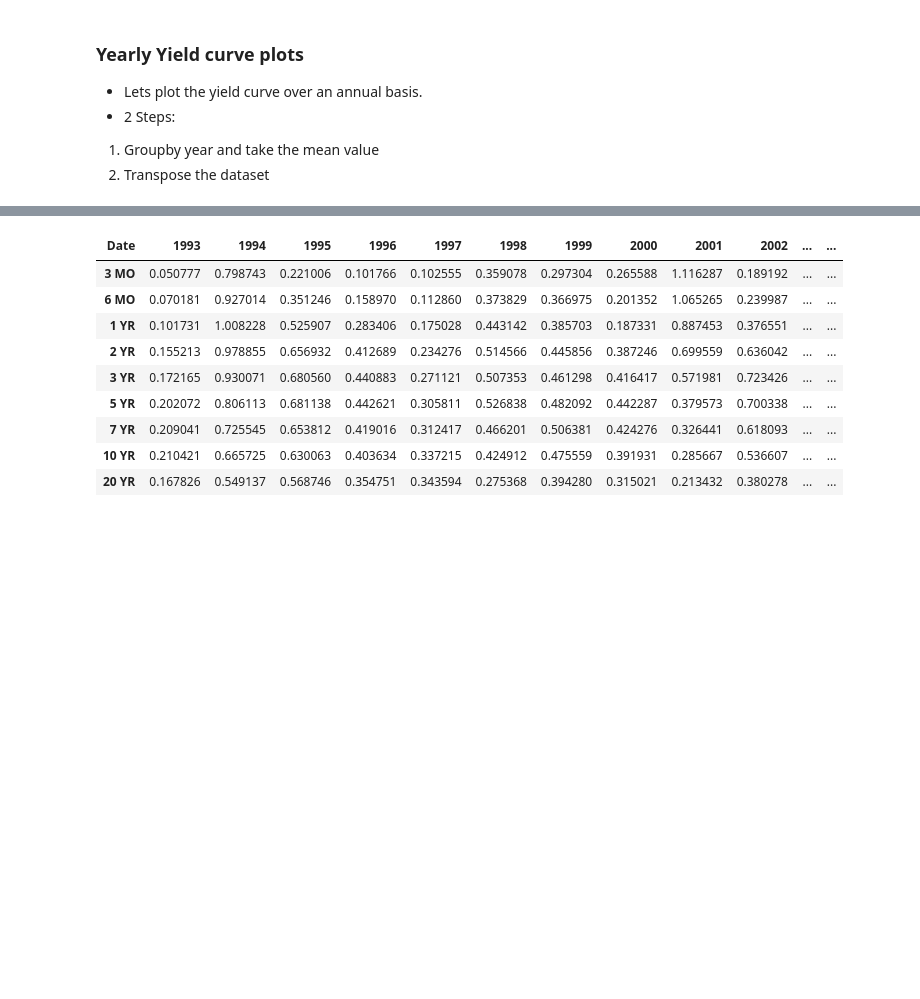
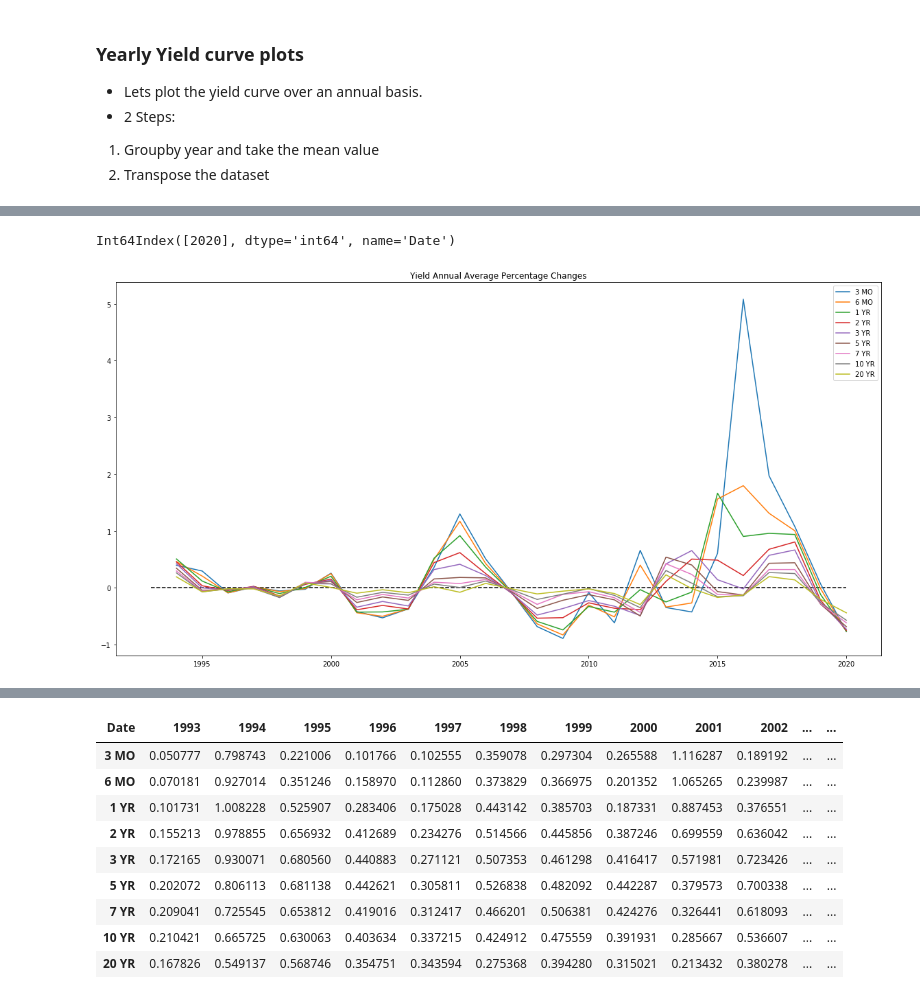
Before and after one commit to NicholasOgawa/EconML, a Jupyter notebook: CreditSpreads.ipynb, the cells around one changed output, grey strips where cells are left out. Drawn from its saved outputs; the diff is of its cells as text; code cells hidden in the pictures; blank space fills up the shorter version.

```diff
--- a/CreditSpreads.ipynb
+++ b/CreditSpreads.ipynb
@@ -126,0 +145,4 @@ dfystd = df.groupby(df.index.year).std()
+# %%
+dfyear.head(5)
+dfpct = dfyear.pct_change()
+dfpct.dropna(axis = 0)
@@ -126,0 +168,12 @@ dfystd = df.groupby(df.index.year).std()
+# %%
+dfpct.index[-1:]
+# %% [output]
+Int64Index([2020], dtype='int64', name='Date')
+# %%
+plt.figure(figsize=(20,10));
+plt.hlines(y=0, xmin = dfpct.index[0], xmax = dfpct.index[-1:], colors='black', linestyles='--', data = dfpct)
+plt.plot(dfpct);
+plt.legend(df);
+plt.title("Yield Annual Average Percentage Changes");
+# %% [output]
+[figure, added]
```
Also changed, not shown: parts of 60 cells of this notebook.
